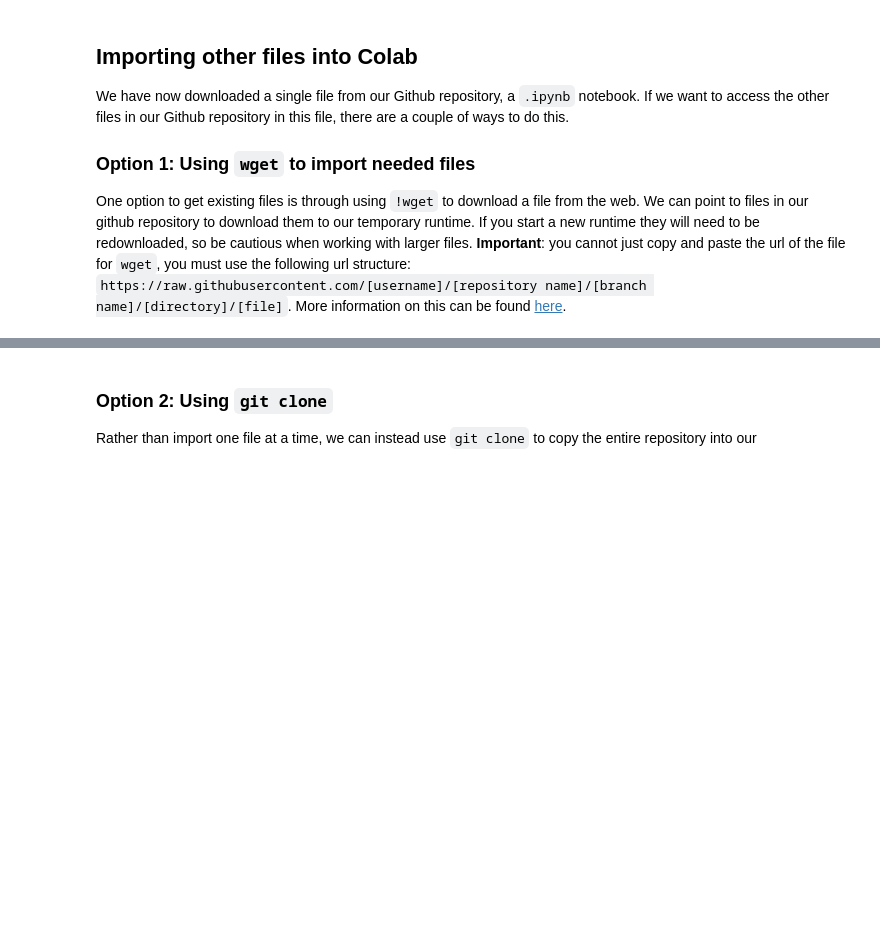
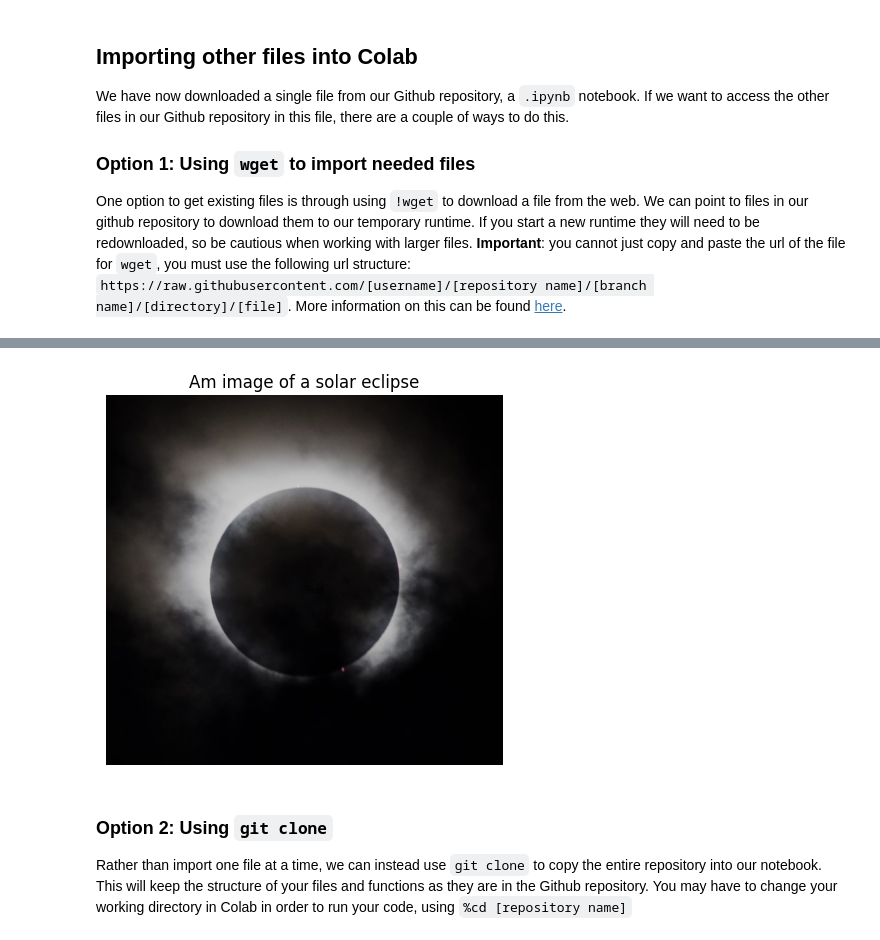
Before and after one commit to aneeldamaraju/colab-demo, a Jupyter notebook: main.ipynb, the cells around one changed output, grey strips where cells are left out. Saved outputs shown, nothing was run; the diff lists cells and outputs as text; code cells hidden in the pictures; blank space fills up the shorter version.

```diff
--- a/main.ipynb
+++ b/main.ipynb
@@ -41,10 +71,12 @@ One option to get existing files is through using `!wget` to download a file fro
 # %%
 import matplotlib.image as mpimg
-from plot_image import plot_image
+from plot_image import plot_image_with_title
 
 image = mpimg.imread("eclipse.jpg")
-plot_image(image)
+plot_image_with_title(image=image,title='Am image of a solar eclipse')
+# %% [output]
+[figure, added]
 # %% [markdown]
 ### Option 2: Using `git clone`
 
-Rather than import one file at a time, we can instead use `git clone` to copy the entire repository into our
+Rather than import one file at a time, we can instead use `git clone` to copy the entire repository into our notebook. This will keep the structure of your files and functions as they are in the Github repository. You may have to change your working directory in Colab in order to run your code, using `%cd [repository name]`
```
Also changed, not shown: parts of 10 cells of this notebook.
